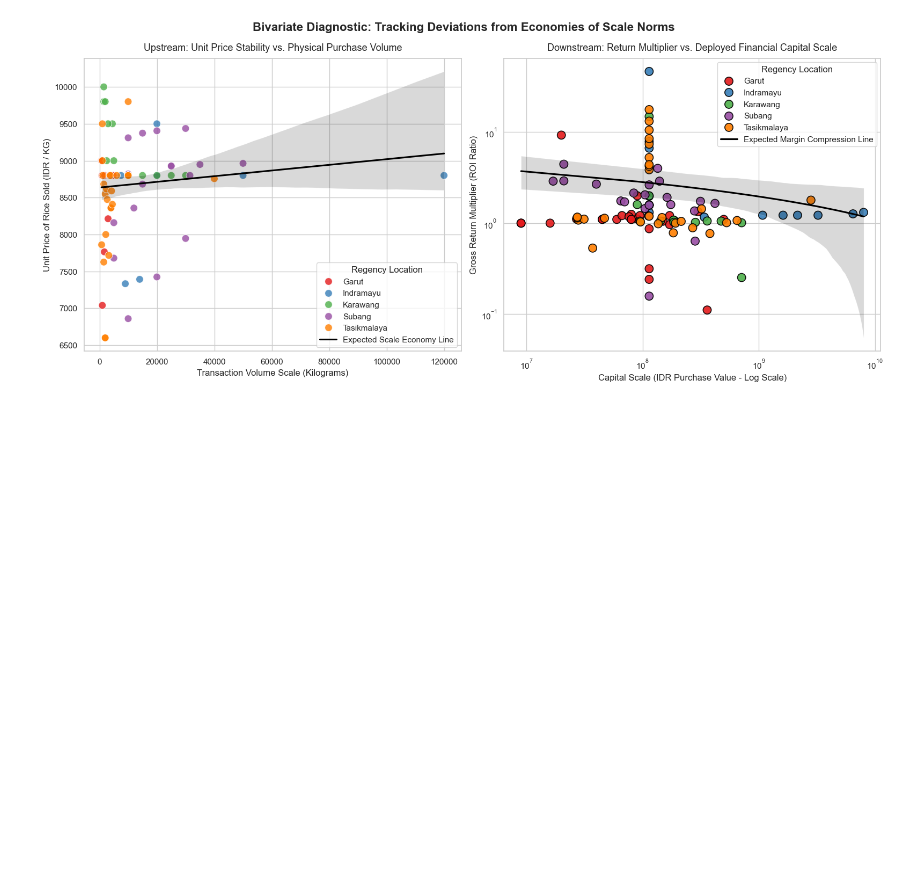
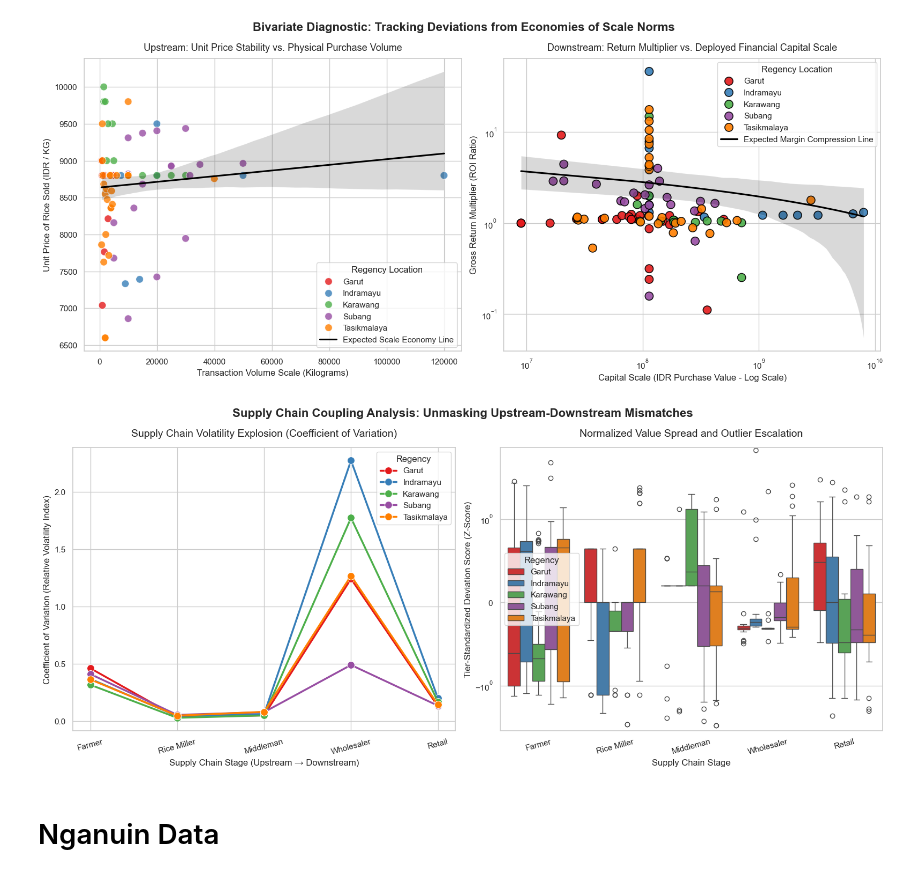
Before and after one commit to avidvesha/fit26, a Jupyter notebook: eda.ipynb, the cells around one changed output. Saved outputs shown, nothing was run; the diff lists cells and outputs as text; code cells hidden in the pictures; blank space fills up the shorter version.

```diff
--- a/eda.ipynb
+++ b/eda.ipynb
@@ -399,3 +600,72 @@ plt.tight_layout()
 plt.show()
 # %% [output]
 [figure]
+# %%
+# 2. Re-establish Standardized Target Performance Metrics
+farmer['metric'] = farmer['Production value (IDR)'] / farmer['Land area (m2)']
+rice_miller['metric'] = rice_miller['nilaiberashasilgiling'] / rice_miller['Amount of milled rice (Kg)']
+middlemen['metric'] = middlemen['Value of rice sold (IDR)'] / middlemen['Total rice purchase (kg)']
+wholesaler['metric'] = wholesaler['Value of rice sold (IDR)'] / wholesaler['Value of rice purchase (IDR)']
+retail['metric'] = retail['Value of rice sold (IDR)'] / retail['Value of rice purchase (IDR)']
+
+tiers = {
+    'Farmer': farmer,
+    'Rice Miller': rice_miller,
+    'Middleman': middlemen,
+    'Wholesaler': wholesaler,
+    'Retail': retail
+}
+
+# 3. Compute Coefficient of Variation (CV = std / mean) for Volatility Analysis
+cv_data = []
+for tier_name, df in tiers.items():
+    loc_col = 'Location' if 'Location' in df.columns else 'Regency'
+    grouped = df.groupby(loc_col)['metric'].agg(['mean', 'std']).reset_index()
+    grouped['CV'] = grouped['std'] / grouped['mean']
+    grouped['Tier'] = tier_name
+    grouped.rename(columns={loc_col: 'Regency'}, inplace=True)
+    cv_data.append(grouped[['Regency', 'Tier', 'CV']])
+cv_df = pd.concat(cv_data, ignore_index=True)
+
+# 4. Compute Global Tier-Standardized Z-Scores to map Normalized Structural Spread
+z_data = []
+for tier_name, df in tiers.items():
+    loc_col = 'Location' if 'Location' in df.columns else 'Regency'
+    temp = df[[loc_col, 'metric']].copy()
+    temp.rename(columns={loc_col: 'Regency'}, inplace=True)
+    temp = temp[np.isfinite(temp['metric']) & (temp['metric'] > 0)]
+
+    # Global tier standardization
+    temp['z_score'] = (temp['metric'] - temp['metric'].mean()) / temp['metric'].std()
+    temp['Tier'] = tier_name
+    z_data.append(temp[['Regency', 'Tier', 'z_score']])
+z_df = pd.concat(z_data, ignore_index=True)
+
+# 5. Execute Dual-Panel Plotting Layout
+sns.set_theme(style="whitegrid")
+fig, axes = plt.subplots(1, 2, figsize=(16, 7))
+plt.rcParams.update({'font.size': 11, 'axes.labelsize': 12, 'axes.titlesize': 14})
+tier_order = ['Farmer', 'Rice Miller', 'Middleman', 'Wholesaler', 'Retail']
+
+# PANEL 1: Volatility Pipeline (Tracking CV across the supply chain flow)
+sns.lineplot(data=cv_df, x='Tier', y='CV', hue='Regency', marker='o', markersize=10, linewidth=2.5, palette='Set1', sort=False, ax=axes[0])
+axes[0].set_title('Supply Chain Volatility Explosion (Coefficient of Variation)', pad=15)
+axes[0].set_xlabel('Supply Chain Stage (Upstream → Downstream)')
+axes[0].set_ylabel('Coefficient of Variation (Relative Volatility Index)')
+axes[0].set_xticklabels(tier_order, rotation=15)
+
+# PANEL 2: Standardized Spread Variance (Symlog distribution mapping)
+sns.boxplot(data=z_df, x='Tier', y='z_score', hue='Regency', order=tier_order, palette='Set1', fliersize=6, ax=axes[1])
+axes[1].set_title('Normalized Value Spread and Outlier Escalation', pad=15)
+axes[1].set_xlabel('Supply Chain Stage')
+axes[1].set_ylabel('Tier-Standardized Deviation Score (Z-Score)')
+axes[1].set_yscale('symlog', linthresh=1.0) # Symmetric log exposes extreme outliers alongside tight boxes
+axes[1].set_xticklabels(tier_order, rotation=15)
+
+plt.suptitle('Supply Chain Coupling Analysis: Unmasking Upstream-Downstream Mismatches', fontsize=16, weight='bold', y=0.98)
+plt.tight_layout()
+plt.show()
+# %% [output]
+[figure, added]
+# %% [markdown]
+# Nganuin Data
```
Also changed, not shown: parts of 14 cells of this notebook.
